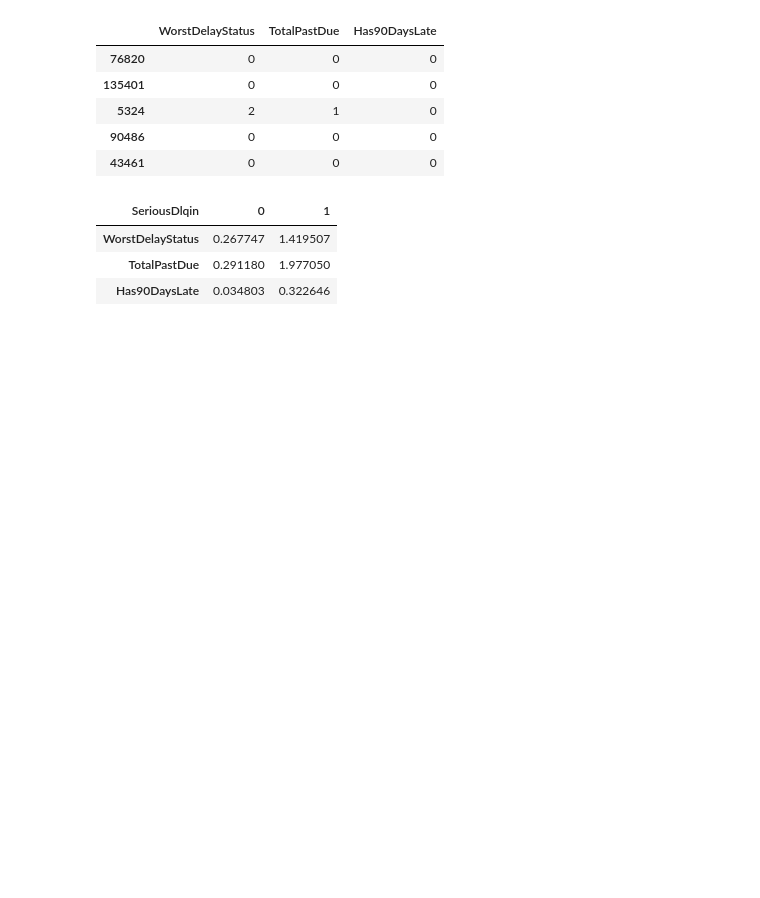
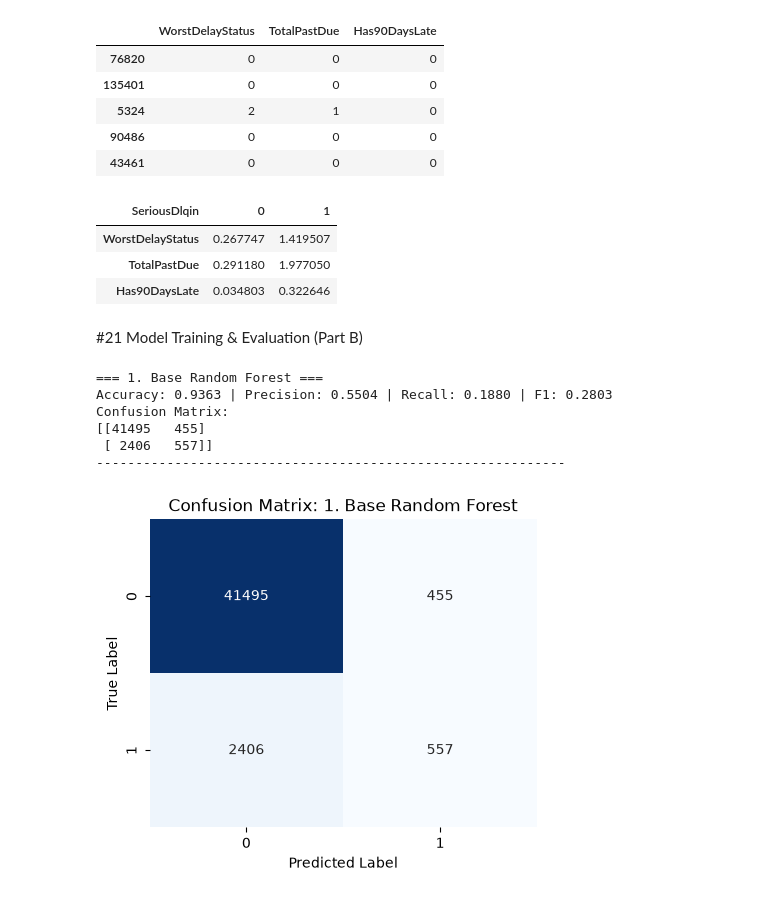
Before and after one commit to fs-lg/MasterClass-FinTech-01, a Jupyter notebook: session_3/5.give_me_some_credit/give_me_some_credit.ipynb, the cells around one changed output. Saved outputs shown, nothing was run; the diff lists cells and outputs as text; code cells hidden in the pictures; blank space fills up the shorter version.

```diff
--- a/session_3/5.give_me_some_credit/give_me_some_credit.ipynb
+++ b/session_3/5.give_me_some_credit/give_me_some_credit.ipynb
@@ -934,3 +934,74 @@ test_df.groupby(target)[summary_features].mean().T
 # %%
 train_df.to_csv("train.csv", index=False)
 test_df.to_csv("test.csv", index=False)
+# %% [markdown]
+#21 Model Training & Evaluation (Part B)
+# %%
+## 21. Model Evaluation Setup & Base Model (Part B)
+
+import pandas as pd
+import numpy as np
+import matplotlib.pyplot as plt
+import seaborn as sns
+from sklearn.ensemble import RandomForestClassifier
+from sklearn.metrics import accuracy_score, precision_score, recall_score, f1_score, classification_report, confusion_matrix
+from imblearn.over_sampling import SMOTE
+from sklearn.model_selection import GridSearchCV
+import xgboost as xgb
+
+results_list = []
+
+def evaluate_model(model, X_tr, y_tr, X_te, y_te, experiment_name, plot_cm=True):
+    model.fit(X_tr, y_tr)
+    y_pred = model.predict(X_te)
+
+    acc = accuracy_score(y_te, y_pred)
+    prec = precision_score(y_te, y_pred, pos_label=1, zero_division=0)
+    rec = recall_score(y_te, y_pred, pos_label=1, zero_division=0)
+    f1 = f1_score(y_te, y_pred, pos_label=1, zero_division=0)
+
+    results_list.append({
+        "Experiment": experiment_name,
+        "Accuracy": round(acc, 4),
+        "Precision (Class 1)": round(prec, 4),
+        "Recall (Class 1)": round(rec, 4),
+        "F1-Score (Class 1)": round(f1, 4)
+    })
+
+    print(f"=== {experiment_name} ===")
+    print(f"Accuracy: {acc:.4f} | Precision: {prec:.4f} | Recall: {rec:.4f} | F1: {f1:.4f}")
+
+    cm = confusion_matrix(y_te, y_pred)
+    print("Confusion Matrix:")
+    print(cm)
+    print("-" * 60)
+
+    if plot_cm:
+        plt.figure(figsize=(5, 4))
+        sns.heatmap(cm, annot=True, fmt='d', cmap='Blues', cbar=False)
+        plt.xlabel('Predicted Label')
+        plt.ylabel('True Label')
+        plt.title(f'Confusion Matrix: {experiment_name}')
+        plt.show()
+
+    return model
+
+X_train_base = train_df.drop(columns=[target, "Is_Outlier"])
+y_train_base = train_df[target]
+X_test_base = test_df.drop(columns=[target])
+y_test_base = test_df[target]
+
+rf_base = evaluate_model(
+    RandomForestClassifier(random_state=42),
+    X_train_base, y_train_base, X_test_base, y_test_base,
+    "1. Base Random Forest",
+    plot_cm=True
+)
+# %% [output]
+=== 1. Base Random Forest ===
+Accuracy: 0.9363 | Precision: 0.5504 | Recall: 0.1880 | F1: 0.2803
+Confusion Matrix:
+[[41495   455]
+ [ 2406   557]]
+------------------------------------------------------------
+[figure, added]
```
Also changed, not shown: parts of 8 cells of this notebook, 3 other files.
